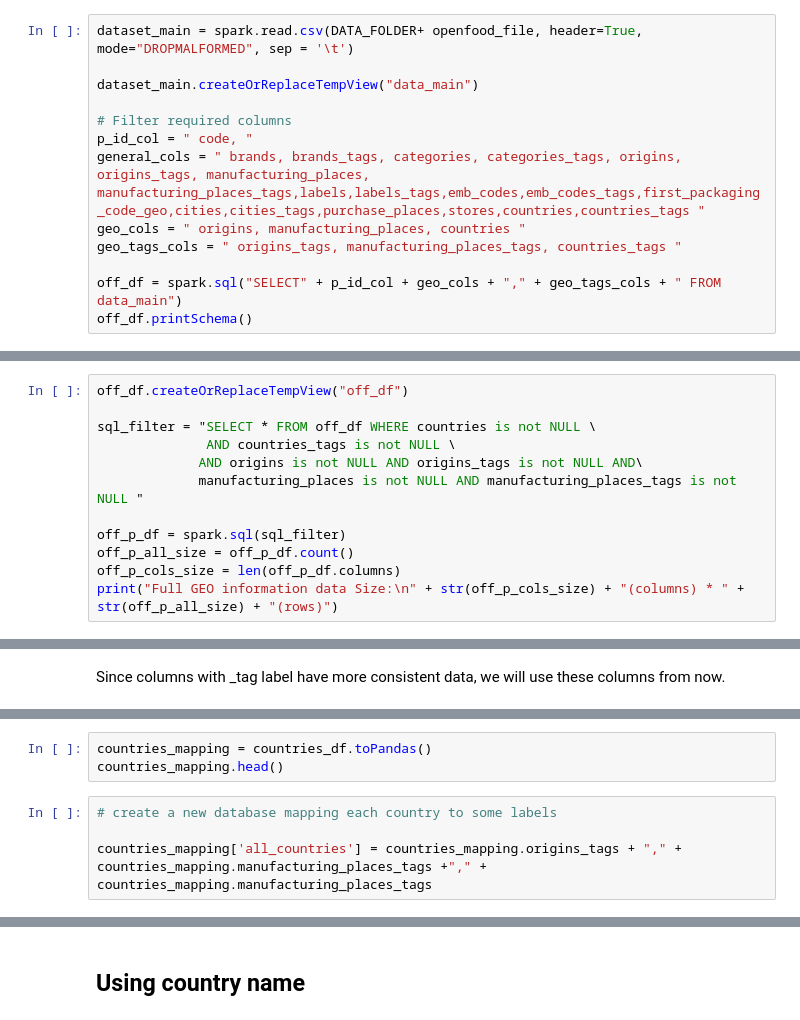
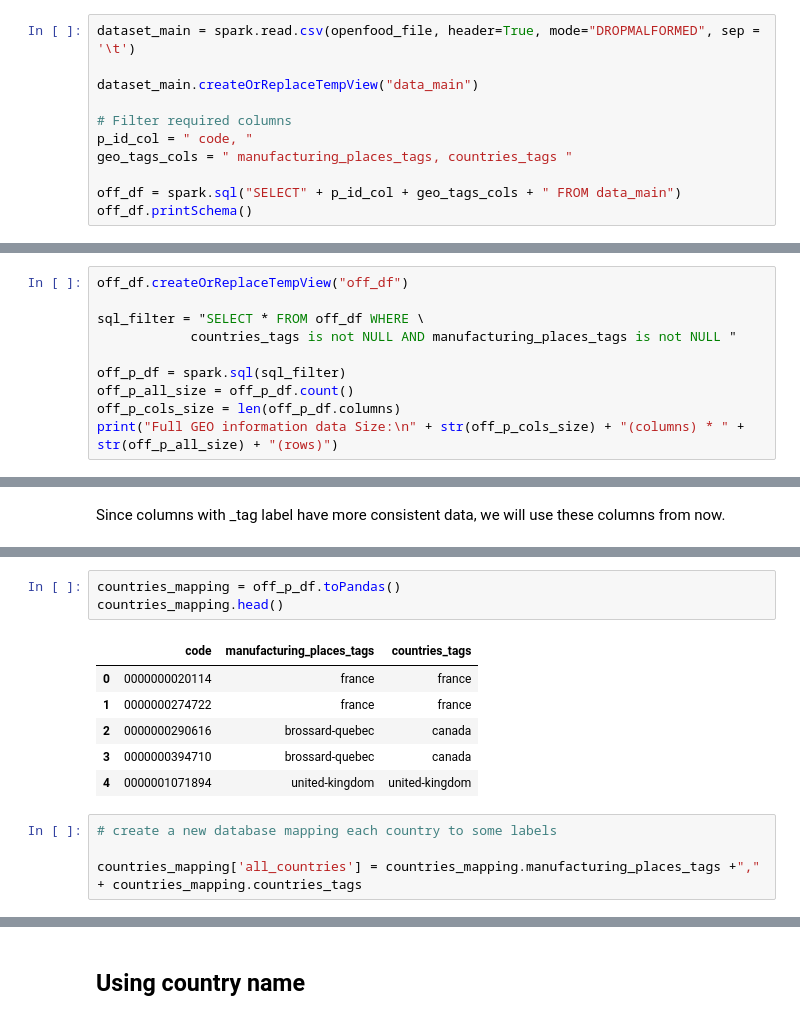
Before and after one commit to MrymZakani/ADA, a Jupyter notebook: cleaning_countries.ipynb, the cells around one changed output, grey strips where cells are left out. Saved outputs shown, nothing was run; the diff lists cells and outputs as text.

```diff
--- a/cleaning_countries.ipynb
+++ b/cleaning_countries.ipynb
@@ -33,17 +37,15 @@ countries_file = "/GEODATASOURCE-COUNTRY.csv"
 # %% [markdown]
 # Loading data
 # %%
-dataset_main = spark.read.csv(DATA_FOLDER+ openfood_file, header=True, mode="DROPMALFORMED", sep = '\t')
+dataset_main = spark.read.csv(openfood_file, header=True, mode="DROPMALFORMED", sep = '\t')
 
 dataset_main.createOrReplaceTempView("data_main")
 
 # Filter required columns
 p_id_col = " code, "
-general_cols = " brands, brands_tags, categories, categories_tags, origins, origins_tags, manufacturing_places, manufacturing_places_tags,labels,labels_tags,emb_codes,emb_codes_tags,first_packaging_code_geo,cities,cities_tags,purchase_places,stores,countries,countries_tags "
-geo_cols = " origins, manufacturing_places, countries "
-geo_tags_cols = " origins_tags, manufacturing_places_tags, countries_tags "
+geo_tags_cols = " manufacturing_places_tags, countries_tags "
 
-off_df = spark.sql("SELECT" + p_id_col + geo_cols + "," + geo_tags_cols + " FROM data_main")
+off_df = spark.sql("SELECT" + p_id_col + geo_tags_cols + " FROM data_main")
 off_df.printSchema()
 # %% [output]
 root
@@ -76,10 +74,8 @@ off_df.select([count(when(isnan(c) | col(c).isNull(), c)).alias(c) for c in off_
 # %%
 off_df.createOrReplaceTempView("off_df")
 
-sql_filter = "SELECT * FROM off_df WHERE countries is not NULL \
-              AND countries_tags is not NULL \
-             AND origins is not NULL AND origins_tags is not NULL AND\
-             manufacturing_places is not NULL AND manufacturing_places_tags is not NULL "
+sql_filter = "SELECT * FROM off_df WHERE \
+            countries_tags is not NULL AND manufacturing_places_tags is not NULL "
 
 off_p_df = spark.sql(sql_filter)
 off_p_all_size = off_p_df.count()
@@ -126,7 +117,14 @@ only showing top 10 rows
 # %%
-countries_mapping = countries_df.toPandas()
+countries_mapping = off_p_df.toPandas()
 countries_mapping.head()
+# %% [output]
+|  | code | manufacturing_places_tags | countries_tags |
+| 0 | 0000000020114 | france | france |
+| 1 | 0000000274722 | france | france |
+| 2 | 0000000290616 | brossard-quebec | canada |
+| 3 | 0000000394710 | brossard-quebec | canada |
+| 4 | 0000001071894 | united-kingdom | united-kingdom |
 # %%
 # create a new database mapping each country to some labels
 
-countries_mapping['all_countries'] = countries_mapping.origins_tags + "," + countries_mapping.manufacturing_places_tags +"," + countries_mapping.manufacturing_places_tags
+countries_mapping['all_countries'] = countries_mapping.manufacturing_places_tags +"," + countries_mapping.countries_tags
```
Also changed, not shown: parts of 45 cells of this notebook, 1 other file.
